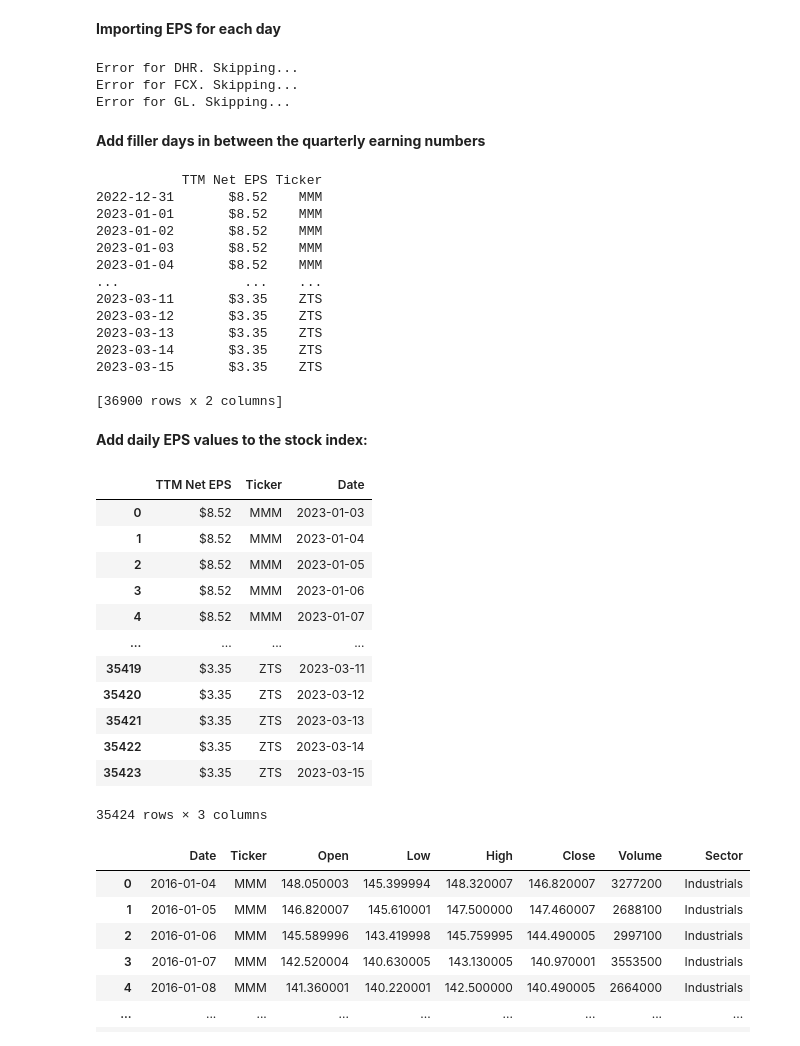
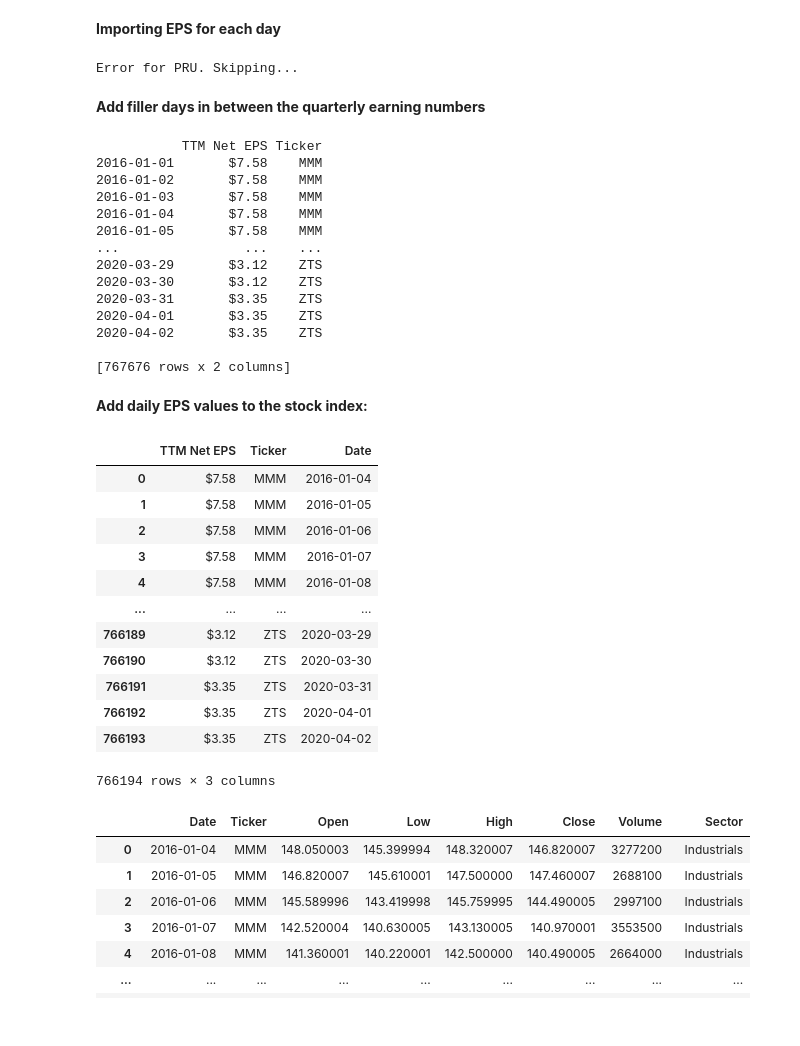
Before and after one commit to nico965j/financial-forecasting-bachelor, a Jupyter notebook: DatasetCreation.ipynb, the cells around one changed output. Cells and saved outputs as stored; diff of their text form; code cells hidden in the pictures.

```diff
--- a/DatasetCreation.ipynb
+++ b/DatasetCreation.ipynb
@@ -138,7 +138,7 @@ for ticker in tickers:
         table.set_index('Date', inplace=True)
 
         # Define the time period you want to extract
-        start_date = '2016-1-1'
+        start_date = '2015-9-30'
         end_date = '2020-4-2'
 
         # Use boolean indexing to select the rows within the time period
@@ -158,9 +158,7 @@ for ticker in tickers:
 # Concatenate all DataFrames in the list into a single DataFrame
 result_df = pd.concat(df_list)
 # %% [output]
-Error for DHR. Skipping...
-Error for FCX. Skipping...
-Error for GL. Skipping...
+Error for PRU. Skipping...
 # %%
 result_df.to_csv('quarterly_EPS.csv', index=True)
 # %% [markdown]
@@ -179,7 +177,7 @@ eps_data['Date'] = pd.to_datetime(eps_data['Date'])
 eps_data = eps_data.set_index('Date')
 
 # Create a date range from December 31st, 2022 to March 15th, 2023
-date_range = pd.date_range('2022-12-31', '2023-03-15', freq='D')
+date_range = pd.date_range('2016-01-01', '2020-04-02', freq='D')
 
 # Create an empty dataframe to store the final data
 final_eps_data = pd.DataFrame()
@@ -205,19 +203,19 @@ for ticker in eps_data['Ticker'].unique():
 print(final_eps_data)
 # %% [output]
            TTM Net EPS Ticker
-2022-12-31       $8.52    MMM
-2023-01-01       $8.52    MMM
-2023-01-02       $8.52    MMM
-2023-01-03       $8.52    MMM
-2023-01-04       $8.52    MMM
+2016-01-01       $7.58    MMM
+2016-01-02       $7.58    MMM
+2016-01-03       $7.58    MMM
+2016-01-04       $7.58    MMM
+2016-01-05       $7.58    MMM
 ...                ...    ...
-2023-03-11       $3.35    ZTS
-2023-03-12       $3.35    ZTS
-2023-03-13       $3.35    ZTS
-2023-03-14       $3.35    ZTS
-2023-03-15       $3.35    ZTS
+2020-03-29       $3.12    ZTS
+2020-03-30       $3.12    ZTS
+2020-03-31       $3.35    ZTS
+2020-04-01       $3.35    ZTS
+2020-04-02       $3.35    ZTS
 
-[36900 rows x 2 columns]
+[767676 rows x 2 columns]
 # %%
 final_eps_data.to_csv('daily_EPS.csv', index=True)
 # %% [markdown]
@@ -225,32 +223,32 @@ __Add daily EPS values to the stock index:__
 # %%
 # make the final_eps_data a dataframe
 final_eps_data = pd.DataFrame(final_eps_data)
 
 # make the date a column
 final_eps_data['Date'] = final_eps_data.index
 
 # make the dataframe start from 2023-01-03
-final_eps_data = final_eps_data[final_eps_data['Date'] >= '2023-01-03']
+final_eps_data = final_eps_data[final_eps_data['Date'] >= '2016-01-04']
 
 # remove the chosen index
 final_eps_data = final_eps_data.reset_index(drop=True)
 
 
 final_eps_data
 # %% [output]
 |  | TTM Net EPS | Ticker | Date |
-| 0 | $8.52 | MMM | 2023-01-03 |
-| 1 | $8.52 | MMM | 2023-01-04 |
-| 2 | $8.52 | MMM | 2023-01-05 |
-| 3 | $8.52 | MMM | 2023-01-06 |
-| 4 | $8.52 | MMM | 2023-01-07 |
+| 0 | $7.58 | MMM | 2016-01-04 |
+| 1 | $7.58 | MMM | 2016-01-05 |
+| 2 | $7.58 | MMM | 2016-01-06 |
+| 3 | $7.58 | MMM | 2016-01-07 |
+| 4 | $7.58 | MMM | 2016-01-08 |
 | ... | ... | ... | ... |
-| 35419 | $3.35 | ZTS | 2023-03-11 |
-| 35420 | $3.35 | ZTS | 2023-03-12 |
-| 35421 | $3.35 | ZTS | 2023-03-13 |
-| 35422 | $3.35 | ZTS | 2023-03-14 |
-| 35423 | $3.35 | ZTS | 2023-03-15 |
+| 766189 | $3.12 | ZTS | 2020-03-29 |
+| 766190 | $3.12 | ZTS | 2020-03-30 |
+| 766191 | $3.35 | ZTS | 2020-03-31 |
+| 766192 | $3.35 | ZTS | 2020-04-01 |
+| 766193 | $3.35 | ZTS | 2020-04-02 |
-35424 rows × 3 columns
+766194 rows × 3 columns
 # %%
 prices_df
 # %% [output]
```
Also changed, not shown: parts of 2 cells of this notebook, 16 other files.
